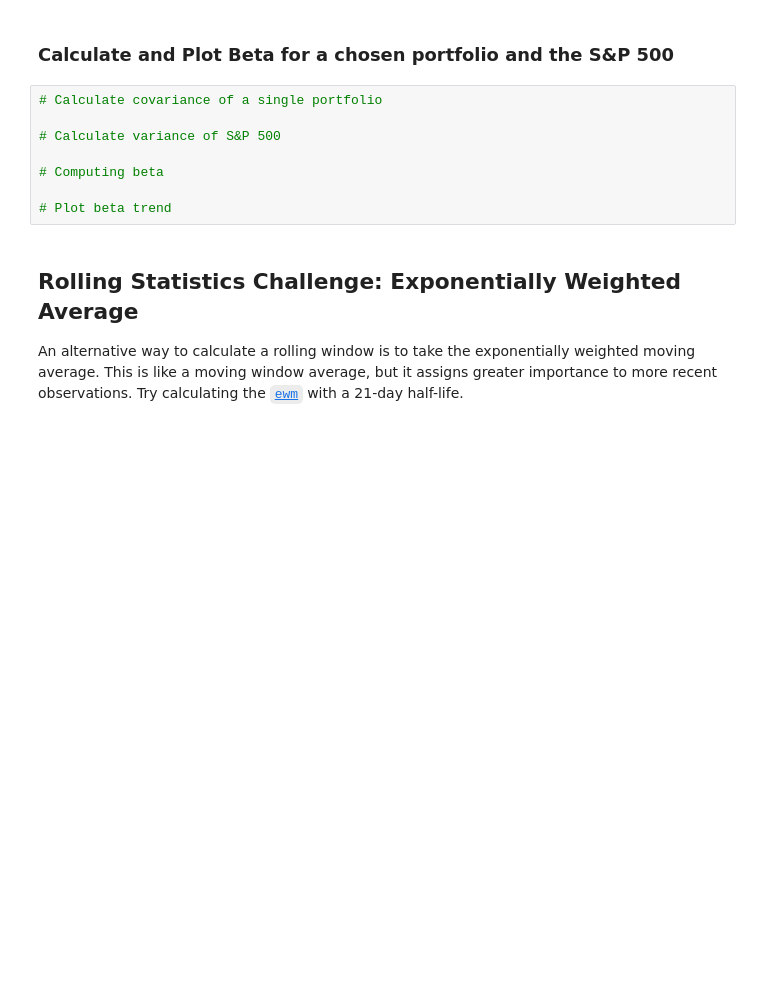
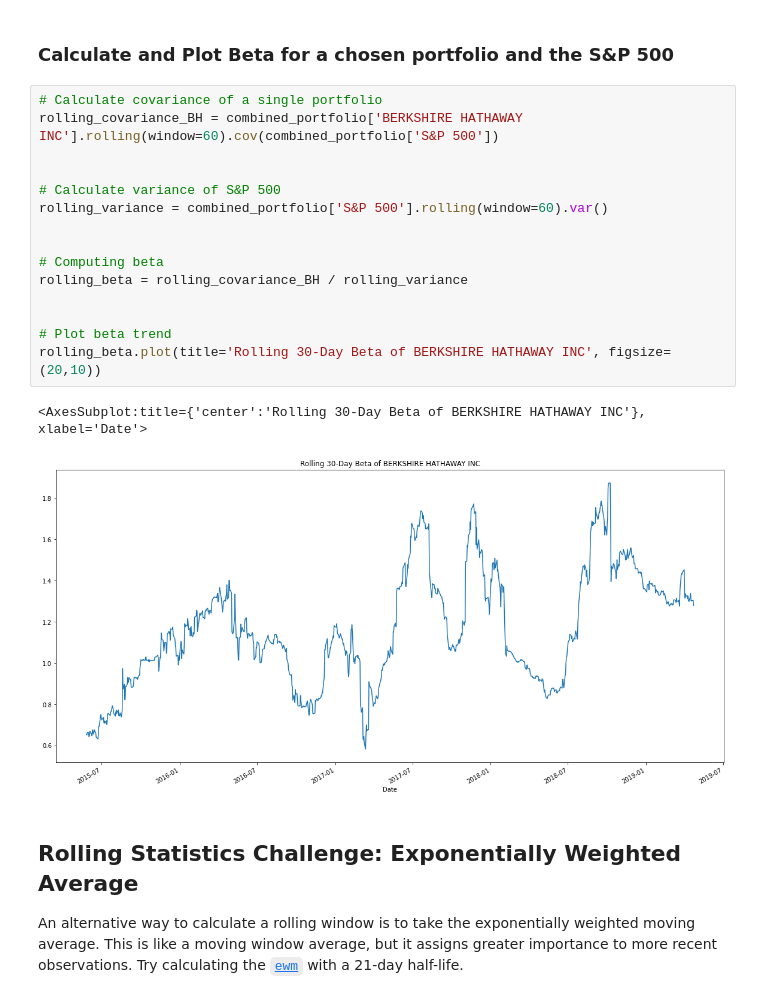
Before and after one commit to JacobJ215/Whale-Analysis, a Jupyter notebook: whale_analysis.ipynb, the cells around one changed output. Drawn from its saved outputs; the diff is of its cells as text; blank space fills up the shorter version.

```diff
--- a/whale_analysis.ipynb
+++ b/whale_analysis.ipynb
@@ -293,12 +307,22 @@ portfolio_rolling_std['S&P 500'].plot(figsize=(20,10))
 ### Calculate and Plot Beta for a chosen portfolio and the S&P 500
 # %%
 # Calculate covariance of a single portfolio
+rolling_covariance_BH = combined_portfolio['BERKSHIRE HATHAWAY INC'].rolling(window=60).cov(combined_portfolio['S&P 500'])
+
 
 # Calculate variance of S&P 500
+rolling_variance = combined_portfolio['S&P 500'].rolling(window=60).var()
+
 
 # Computing beta
+rolling_beta = rolling_covariance_BH / rolling_variance
+
 
 # Plot beta trend
+rolling_beta.plot(title='Rolling 30-Day Beta of BERKSHIRE HATHAWAY INC', figsize=(20,10))
+# %% [output]
+<AxesSubplot:title={'center':'Rolling 30-Day Beta of BERKSHIRE HATHAWAY INC'}, xlabel='Date'>
+[figure, added]
 # %% [markdown]
 ## Rolling Statistics Challenge: Exponentially Weighted Average
 
```
Also changed, not shown: parts of 31 cells of this notebook, 4 other files.
